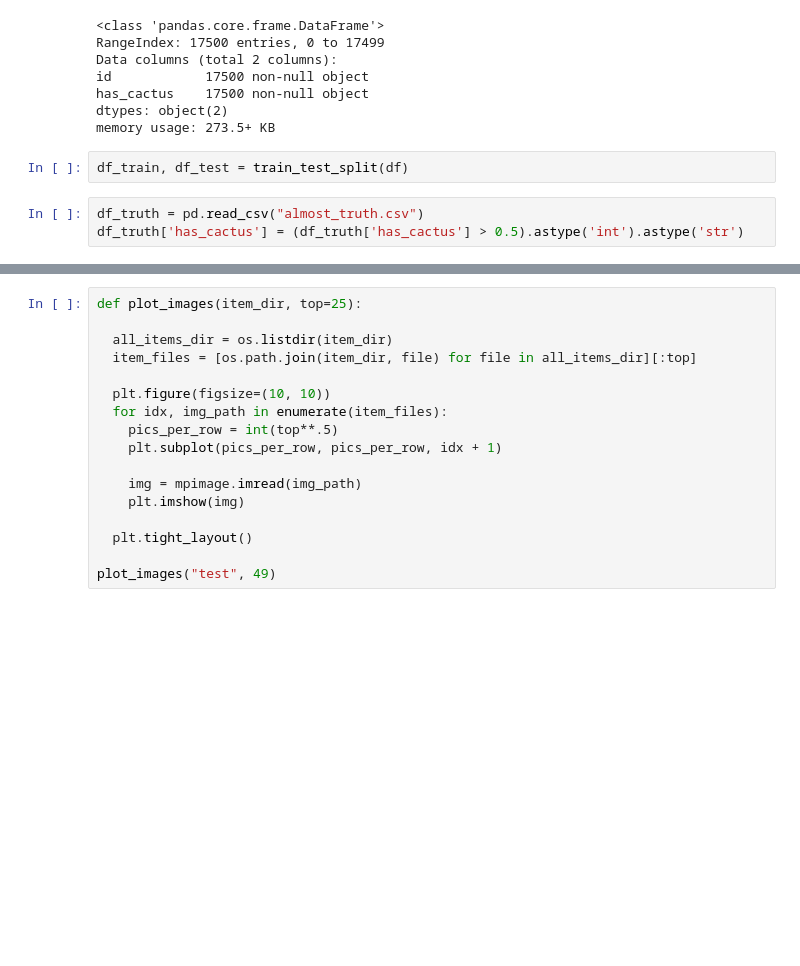
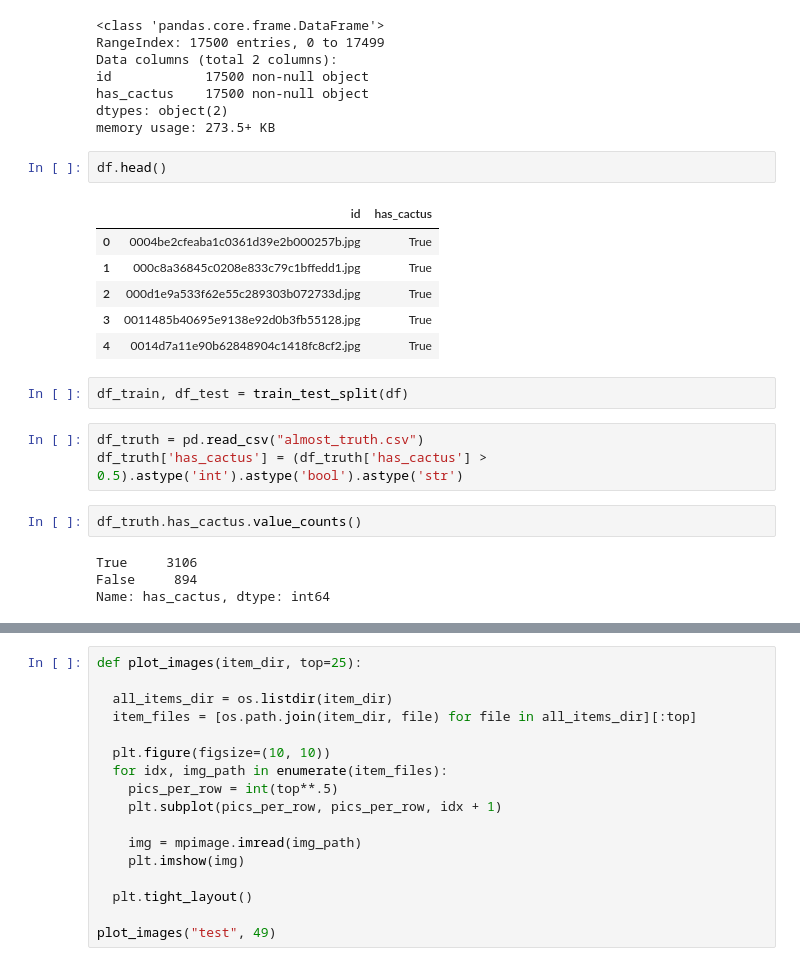
Before and after one commit to maglkp/kaggle, a Jupyter notebook: aerialcactus/aerialcactus.ipynb, the cells around one changed output, grey strips where cells are left out. Saved outputs shown, nothing was run; the diff lists cells and outputs as text; blank space fills up the shorter version.

```diff
--- a/aerialcactus/aerialcactus.ipynb
+++ b/aerialcactus/aerialcactus.ipynb
@@ -36,8 +47,23 @@ id            17500 non-null object
 has_cactus    17500 non-null object
 dtypes: object(2)
 memory usage: 273.5+ KB
+# %%
+df.head()
+# %% [output]
+|  | id | has_cactus |
+| 0 | 0004be2cfeaba1c0361d39e2b000257b.jpg | True |
+| 1 | 000c8a36845c0208e833c79c1bffedd1.jpg | True |
+| 2 | 000d1e9a533f62e55c289303b072733d.jpg | True |
+| 3 | 0011485b40695e9138e92d0b3fb55128.jpg | True |
+| 4 | 0014d7a11e90b62848904c1418fc8cf2.jpg | True |
 # %%
 df_train, df_test = train_test_split(df)
 # %%
 df_truth = pd.read_csv("almost_truth.csv")
-df_truth['has_cactus'] = (df_truth['has_cactus'] > 0.5).astype('int').astype('str')
+df_truth['has_cactus'] = (df_truth['has_cactus'] > 0.5).astype('int').astype('bool').astype('str')
+# %%
+df_truth.has_cactus.value_counts()
+# %% [output]
+True     3106
+False     894
+Name: has_cactus, dtype: int64
```
Also changed, not shown: parts of 19 cells of this notebook, 9 other files.
